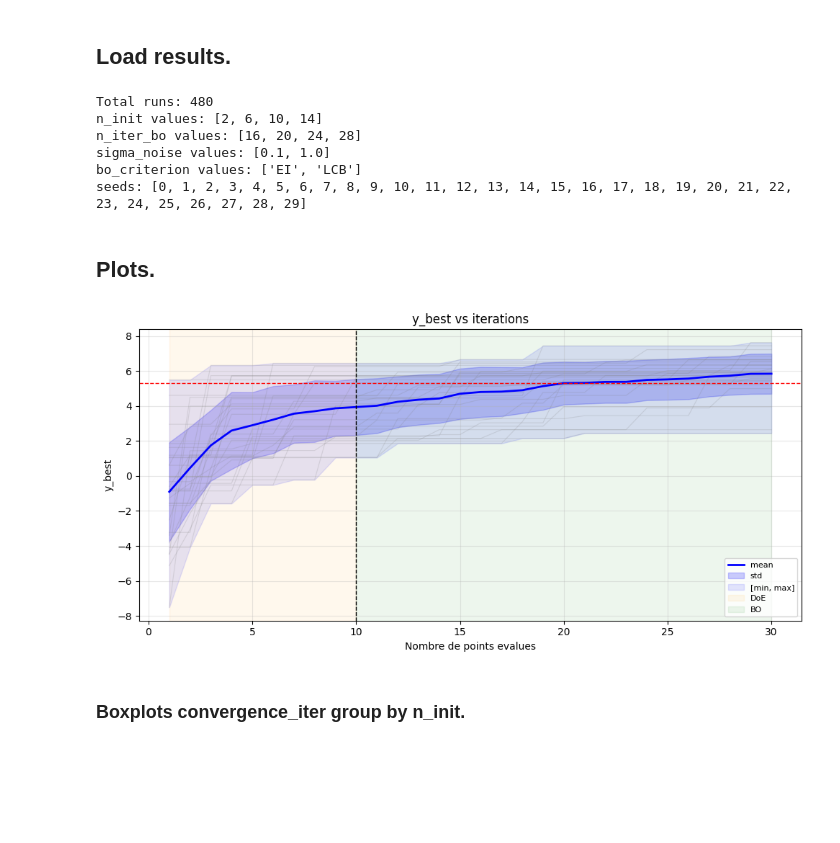
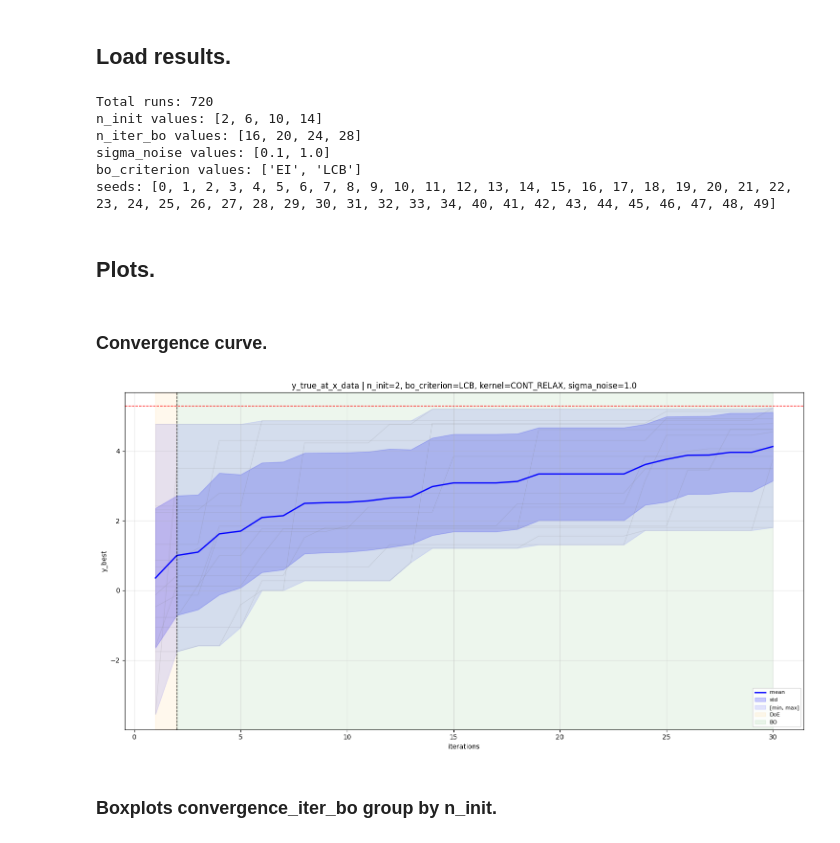
Before and after one commit to srh1001/comcatalyst-stable, a Jupyter notebook: comcatalyst/main_xpr_moda_analyze_benchmark.ipynb, the cells around one changed output. Cells and saved outputs as stored; diff of their text form; code cells hidden in the pictures; blank space fills up the shorter version.

```diff
--- a/comcatalyst/main_xpr_moda_analyze_benchmark.ipynb
+++ b/comcatalyst/main_xpr_moda_analyze_benchmark.ipynb
@@ -22,7 +25,7 @@ def load_results_from_dir(dir_path: str) -> List[dict]:
         results.extend(data)
     return results
 # %%
-def filter_results(results, filters):
+def filter_results_by_hyperparams(results, filters):
     filtered = []
     for r in results:
         match = all(
@@ -200,27 +189,34 @@ res = load_results_from_dir("../data/xpr_moda_benchmark")
+# %%
+res = load_results_from_dir("../../data/xpr_moda_fn02_bo30/")
+res = [r for r in res if r["seed"]<15]
 # %%
 print("Total runs:", len(res))
 print("n_init values:", sorted(set(r["hyperparams"]["n_init"] for r in res)))
 print("n_iter_bo values:", sorted(set(r["hyperparams"]["n_iter_bo"] for r in res)))
 print("sigma_noise values:", sorted(set(r["hyperparams"]["sigma_noise"] for r in res)))
 print("bo_criterion values:", sorted(set(r["hyperparams"]["bo_criterion"] for r in res)))
+print("kernel values:", sorted(set(r["hyperparams"]["kernel"] for r in res)))
 print("seeds:", sorted(set(r["seed"] for r in res)))
 # %% [output]
-Total runs: 480
+Total runs: 720
 n_init values: [2, 6, 10, 14]
 n_iter_bo values: [16, 20, 24, 28]
 sigma_noise values: [0.1, 1.0]
 bo_criterion values: ['EI', 'LCB']
-seeds: [0, 1, 2, 3, 4, 5, 6, 7, 8, 9, 10, 11, 12, 13, 14, 15, 16, 17, 18, 19, 20, 21, 22, 23, 24, 25, 26, 27, 28, 29]
+seeds: [0, 1, 2, 3, 4, 5, 6, 7, 8, 9, 10, 11, 12, 13, 14, 15, 16, 17, 18, 19, 20, 21, 22, 23, 24, 25, 26, 27, 28, 29, 30, 31, 32, 33, 34, 40, 41, 42, 43, 44, 45, 46, 47, 48, 49]
 # %% [markdown]
 ## **Plots.**
+# %% [markdown]
+### **Convergence curve.**
 # %%
 plot_convergence_curve(
-    results  = res,
-    filters  = {"n_init": 10, "bo_criterion": "EI", "sigma_noise": 1.0},
-    metric   = "y_best",
+    results=res,
+    metric="y_true_at_x_data",
+    filters={"n_init": 2, "bo_criterion": "LCB", "kernel": "CONT_RELAX", "sigma_noise": 1.0},
+    figsize=(15,8)
 )
 # %% [output]
-[figure, old version]
+[figure, new version]
 # %% [markdown]
-### **Boxplots convergence_iter group by n_init.**
+### **Boxplots convergence_iter_bo group by n_init.**
 # %%
```
Also changed, not shown: parts of 25 cells of this notebook, 10 other files.
